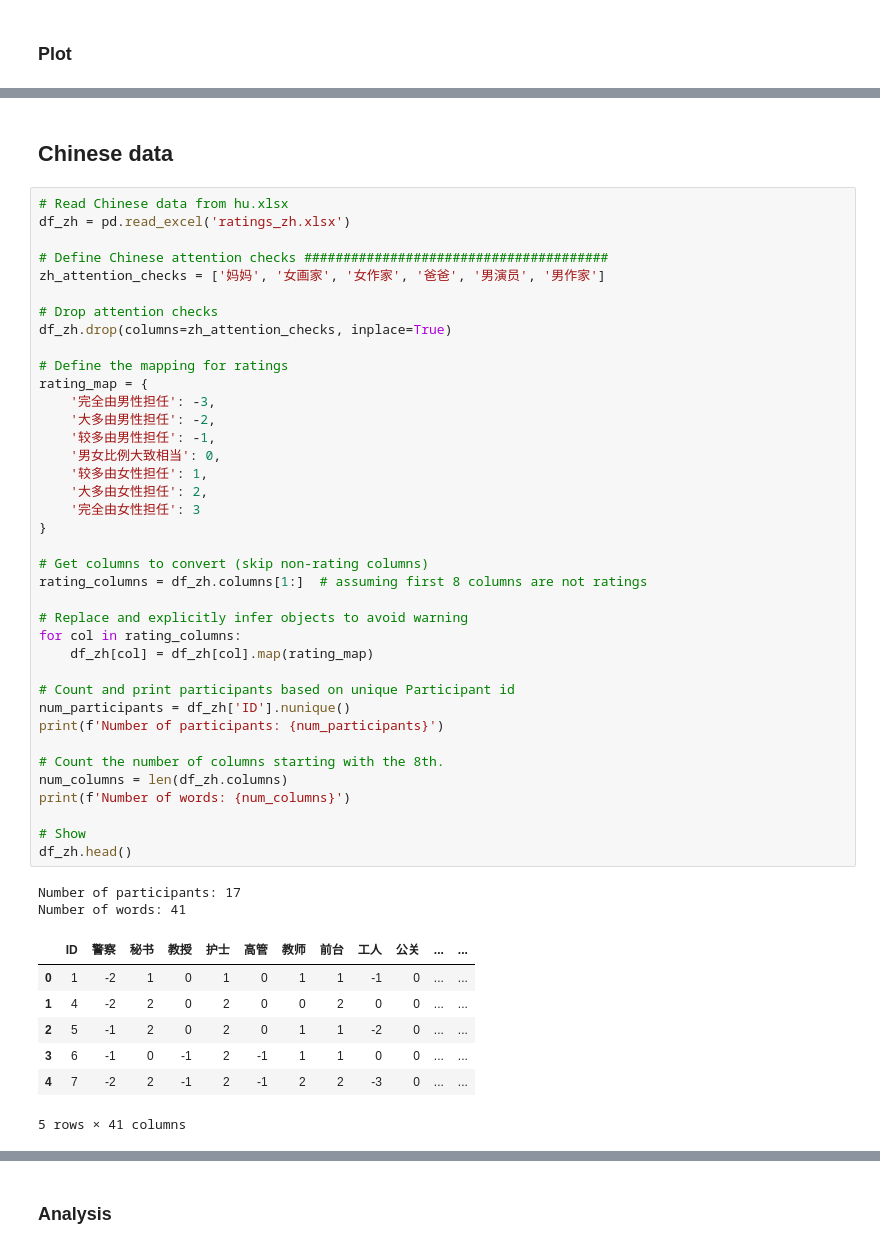
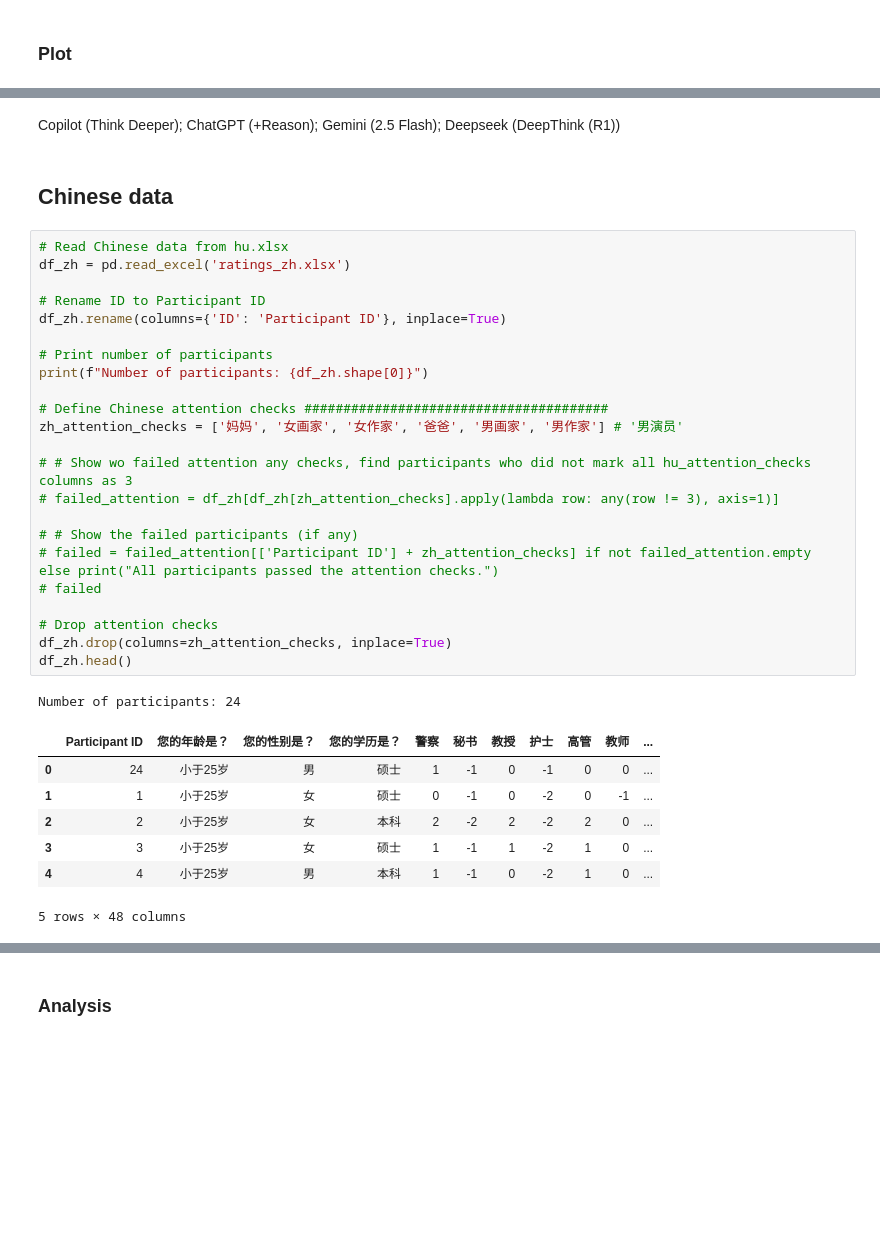
Before and after one commit to partigabor/occupational-gender-bias, a Jupyter notebook: occupations.ipynb, the cells around one changed output, grey strips where cells are left out. Drawn from its saved outputs; the diff is of its cells as text; blank space fills up the shorter version.

```diff
--- a/occupations.ipynb
+++ b/occupations.ipynb
@@ -758,53 +862,39 @@ fig.show()
 # Save as HTML and image
 fig.write_html('occupations_hu_with_llms.html')
 fig.write_image('occupations_hu_with_llms.png', scale=3, width=1000, height=400)
+# %% [markdown]
+Copilot (Think Deeper); ChatGPT (+Reason); Gemini (2.5 Flash); Deepseek (DeepThink (R1))
 # %% [markdown]
 ## Chinese data
 # %%
 # Read Chinese data from hu.xlsx
 df_zh = pd.read_excel('ratings_zh.xlsx')
 
+# Rename ID to Participant ID
+df_zh.rename(columns={'ID': 'Participant ID'}, inplace=True)
+
+# Print number of participants
+print(f"Number of participants: {df_zh.shape[0]}")
+
 # Define Chinese attention checks #######################################
-zh_attention_checks = ['妈妈', '女画家', '女作家', '爸爸', '男演员', '男作家']
+zh_attention_checks = ['妈妈', '女画家', '女作家', '爸爸', '男画家', '男作家'] # '男演员'
+
+# # Show wo failed attention any checks, find participants who did not mark all hu_attention_checks columns as 3
+# failed_attention = df_zh[df_zh[zh_attention_checks].apply(lambda row: any(row != 3), axis=1)]
+
+# # Show the failed participants (if any)
+# failed = failed_attention[['Participant ID'] + zh_attention_checks] if not failed_attention.empty else print("All participants passed the attention checks.")
+# failed
 
 # Drop attention checks
 df_zh.drop(columns=zh_attention_checks, inplace=True)
-
-# Define the mapping for ratings
-rating_map = {
-    '完全由男性担任': -3,
-    '大多由男性担任': -2,
-    '较多由男性担任': -1,
-    '男女比例大致相当': 0,
-    '较多由女性担任': 1,
-    '大多由女性担任': 2,
-    '完全由女性担任': 3
-}
-
-# Get columns to convert (skip non-rating columns)
-rating_columns = df_zh.columns[1:]  # assuming first 8 columns are not ratings
-
-# Replace and explicitly infer objects to avoid warning
-for col in rating_columns:
-    df_zh[col] = df_zh[col].map(rating_map)
-
-# Count and print participants based on unique Participant id
-num_participants = df_zh['ID'].nunique()
-print(f'Number of participants: {num_participants}')
-
-# Count the number of columns starting with the 8th.
-num_columns = len(df_zh.columns)
-print(f'Number of words: {num_columns}')
-
-# Show
 df_zh.head()
 # %% [output]
-Number of participants: 17
-Number of words: 41
+Number of participants: 24
-|  | ID | 警察 | 秘书 | 教授 | 护士 | 高管 | 教师 | 前台 | 工人 | 公关 | ... | ... |
-| 0 | 1 | -2 | 1 | 0 | 1 | 0 | 1 | 1 | -1 | 0 | ... | ... |
-| 1 | 4 | -2 | 2 | 0 | 2 | 0 | 0 | 2 | 0 | 0 | ... | ... |
-| 2 | 5 | -1 | 2 | 0 | 2 | 0 | 1 | 1 | -2 | 0 | ... | ... |
-| 3 | 6 | -1 | 0 | -1 | 2 | -1 | 1 | 1 | 0 | 0 | ... | ... |
-| 4 | 7 | -2 | 2 | -1 | 2 | -1 | 2 | 2 | -3 | 0 | ... | ... |
+|  | Participant ID | 您的年龄是？ | 您的性别是？ | 您的学历是？ | 警察 | 秘书 | 教授 | 护士 | 高管 | 教师 | ... |
+| 0 | 24 | 小于25岁 | 男 | 硕士 | 1 | -1 | 0 | -1 | 0 | 0 | ... |
+| 1 | 1 | 小于25岁 | 女 | 硕士 | 0 | -1 | 0 | -2 | 0 | -1 | ... |
+| 2 | 2 | 小于25岁 | 女 | 本科 | 2 | -2 | 2 | -2 | 2 | 0 | ... |
+| 3 | 3 | 小于25岁 | 女 | 硕士 | 1 | -1 | 1 | -2 | 1 | 0 | ... |
+| 4 | 4 | 小于25岁 | 男 | 本科 | 1 | -1 | 0 | -2 | 1 | 0 | ... |
-5 rows × 41 columns
+5 rows × 48 columns
```
Also changed, not shown: parts of 38 cells of this notebook, 25 other files.
